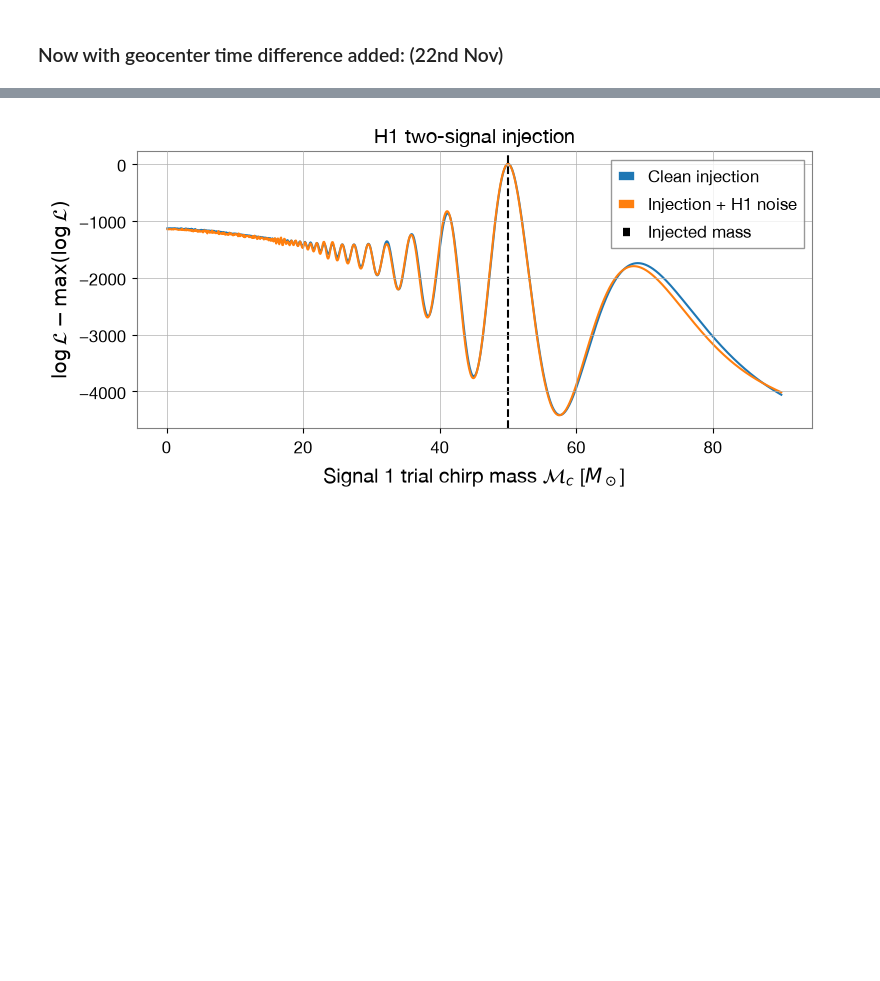
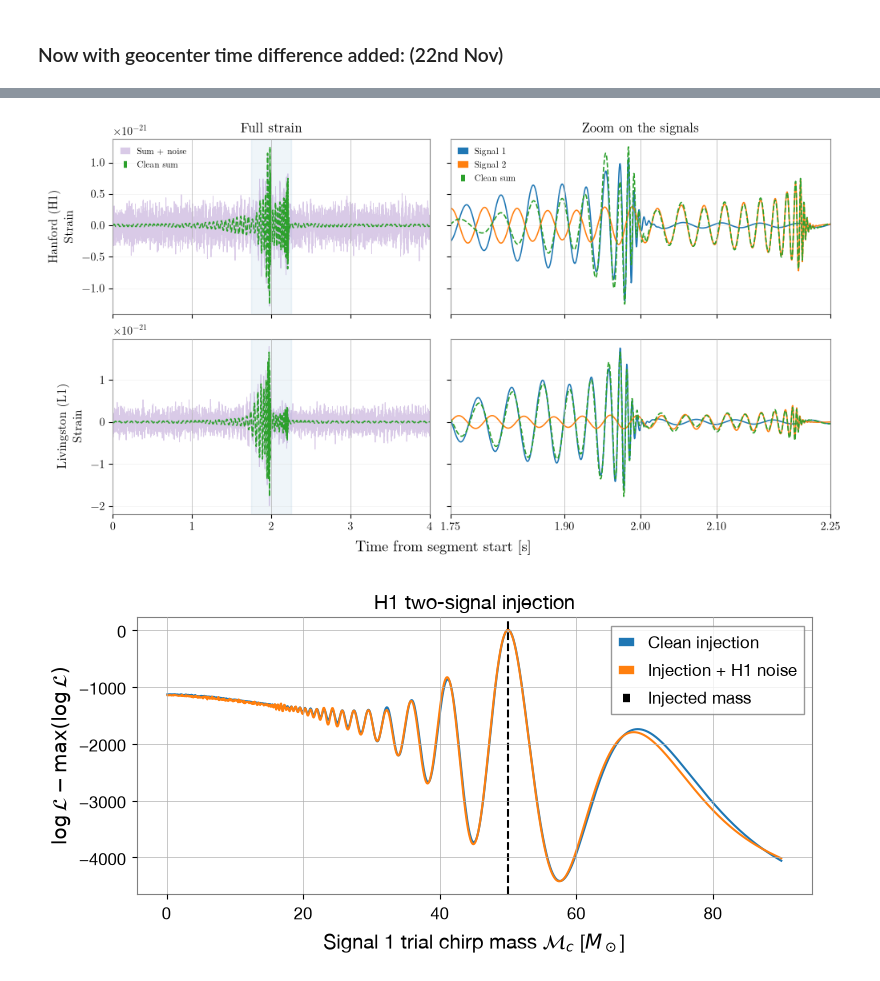
Before and after one commit to thetooth2/overlapping_waves, a Jupyter notebook: sun_15_nov.ipynb, the cells around one changed output, grey strips where cells are left out. Cells and saved outputs as stored; diff of their text form; code cells hidden in the pictures; blank space fills up the shorter version.

```diff
--- a/sun_15_nov.ipynb
+++ b/sun_15_nov.ipynb
@@ -352,3 +349,69 @@ for name, signal_1_fd, signal_2_fd, total_fd, noisy_td in [
+# %%
+zoom_start, zoom_end = 1.75, 2.25
+
+plt.rcParams.update({
+    "font.family": "Latin Modern Roman",
+    "mathtext.fontset": "cm",
+    "font.size": 11,
+    "axes.titlesize": 12,
+    "axes.labelsize": 11,
+    "xtick.labelsize": 10,
+    "ytick.labelsize": 10,
+    "legend.fontsize": 10,
+})
+
+fig, axes = plt.subplots(
+    2, 2,
+    figsize=(10, 5.5),
+    sharex="col",
+    sharey="row",
+    gridspec_kw={"width_ratios": [1, 1.2]},
+    layout="constrained",
+)
+
+detectors = [
+    ("Hanford (H1)", H1_1_fd, H1_2_fd, total_H1_fd, detected_H1),
+    ("Livingston (L1)", L1_1_fd, L1_2_fd, total_L1_fd, detected_L1),
+]
+
+for (full_ax, zoom_ax), (name, signal_1_fd, signal_2_fd, total_fd, noisy_td) in zip(
+    axes, detectors
+):
+    signal_1_td = h_to_htime_shift(signal_1_fd, df, N, shift=0)
+    signal_2_td = h_to_htime_shift(signal_2_fd, df, N, shift=0)
+    total_td = h_to_htime_shift(total_fd, df, N, shift=0)
+
+    full_ax.axvspan(zoom_start, zoom_end, color="tab:blue", alpha=0.07)
+    full_ax.plot(time, noisy_td, color="tab:purple", alpha=0.35,
+                lw=0.65, label="Sum + noise")
+    full_ax.plot(time, total_td, color="tab:green", ls="--",
+                lw=1.2, label="Clean sum")
+
+    zoom_ax.plot(time, signal_1_td, color="tab:blue", lw=1.15, label="Signal 1")
+    zoom_ax.plot(time, signal_2_td, color="tab:orange", lw=1.15, label="Signal 2")
+    zoom_ax.plot(time, total_td, color="tab:green", ls="--", lw=1.2, label="Clean sum")
+
+    full_ax.set_ylabel(f"{name}\nStrain")
+    for ax in (full_ax, zoom_ax):
+        ax.ticklabel_format(axis="y", style="sci", scilimits=(0, 0), useMathText=True)
+        ax.grid(axis="y", alpha=0.18)
+
+axes[0, 0].set_title("Full strain")
+axes[0, 1].set_title("Zoom on the signals")
+
+axes[1, 0].set_xlim(0, N * dt)
+axes[1, 0].set_xticks([0, 1, 2, 3, 4])
+axes[1, 1].set_xlim(zoom_start, zoom_end)
+axes[1, 1].set_xticks([1.75, 1.9, 2.0,2.1,2.25])
+fig.supxlabel("Time from segment start [s]")
+
+axes[0, 0].legend(loc="upper left", frameon=False, fontsize=8)
+axes[0, 1].legend(loc="upper left", frameon=False, fontsize=8)
+
+fig.savefig("overlapping_detector_strain.pdf", bbox_inches="tight")
+plt.show()
+# %% [output]
+[figure, added]
 # %%
 injected_mass = params["M_c"]
 trial_masses = jnp.linspace(injected_mass - 49.9, injected_mass + 40, 1000)
```
Also changed, not shown: parts of 12 cells of this notebook, 2 other files.
